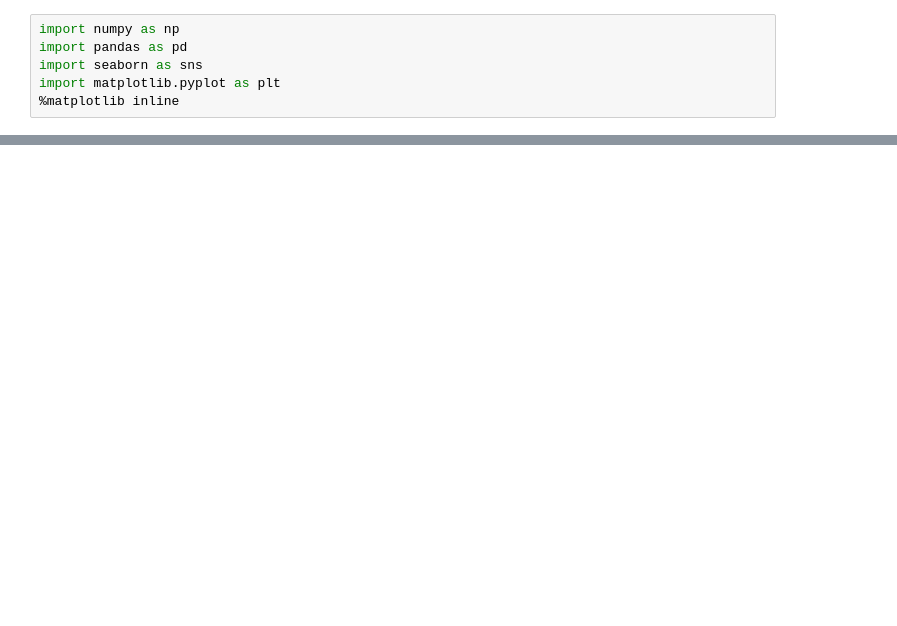
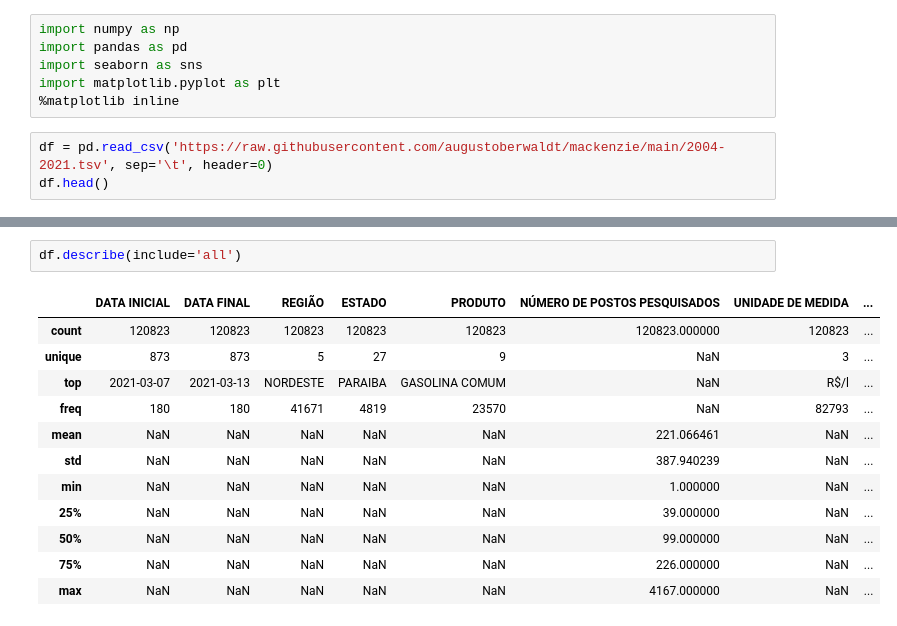
Before and after one commit to augustoberwaldt/mackenzie, a Jupyter notebook: Analise_de_dados_tarefa3_visualizacao_de_dados.ipynb, the cells around one changed output, grey strips where cells are left out. Saved outputs shown, nothing was run; the diff lists cells and outputs as text; blank space fills up the shorter version.

```diff
--- a/Analise_de_dados_tarefa3_visualizacao_de_dados.ipynb
+++ b/Analise_de_dados_tarefa3_visualizacao_de_dados.ipynb
@@ -20,3 +23,6 @@ import pandas as pd
 import seaborn as sns
 import matplotlib.pyplot as plt
 %matplotlib inline
+# %%
+df = pd.read_csv('https://raw.githubusercontent.com/augustoberwaldt/mackenzie/main/2004-2021.tsv', sep='\t', header=0)
+df.head()
@@ -22,0 +36,15 @@ import matplotlib.pyplot as plt
+# %%
+df.describe(include='all')
+# %% [output]
+|  | DATA INICIAL | DATA FINAL | REGIÃO | ESTADO | PRODUTO | NÚMERO DE POSTOS PESQUISADOS | UNIDADE DE MEDIDA | ... |
+| count | 120823 | 120823 | 120823 | 120823 | 120823 | 120823.000000 | 120823 | ... |
+| unique | 873 | 873 | 5 | 27 | 9 | NaN | 3 | ... |
+| top | 2021-03-07 | 2021-03-13 | NORDESTE | PARAIBA | GASOLINA COMUM | NaN | R$/l | ... |
+| freq | 180 | 180 | 41671 | 4819 | 23570 | NaN | 82793 | ... |
+| mean | NaN | NaN | NaN | NaN | NaN | 221.066461 | NaN | ... |
+| std | NaN | NaN | NaN | NaN | NaN | 387.940239 | NaN | ... |
+| min | NaN | NaN | NaN | NaN | NaN | 1.000000 | NaN | ... |
+| 25% | NaN | NaN | NaN | NaN | NaN | 39.000000 | NaN | ... |
+| 50% | NaN | NaN | NaN | NaN | NaN | 99.000000 | NaN | ... |
+| 75% | NaN | NaN | NaN | NaN | NaN | 226.000000 | NaN | ... |
+| max | NaN | NaN | NaN | NaN | NaN | 4167.000000 | NaN | ... |
```
Also changed, not shown: parts of 2 cells of this notebook.
